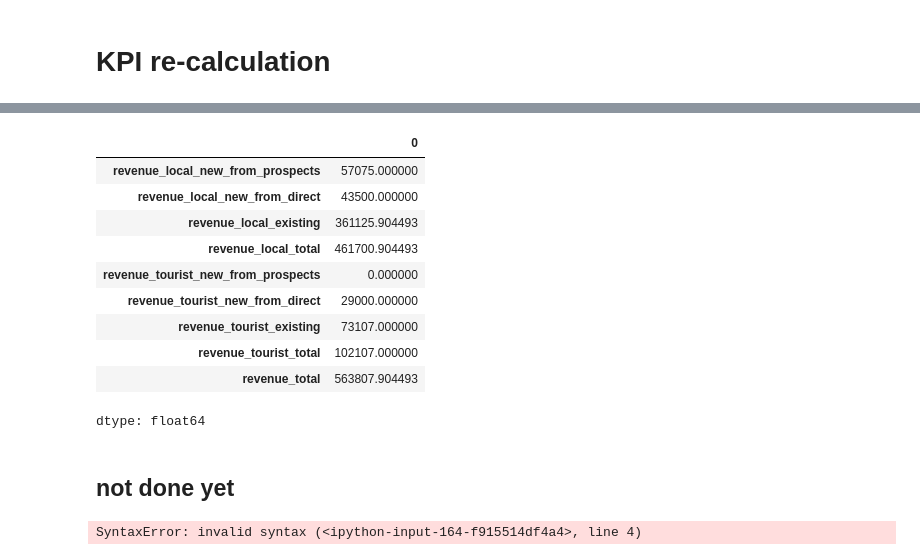
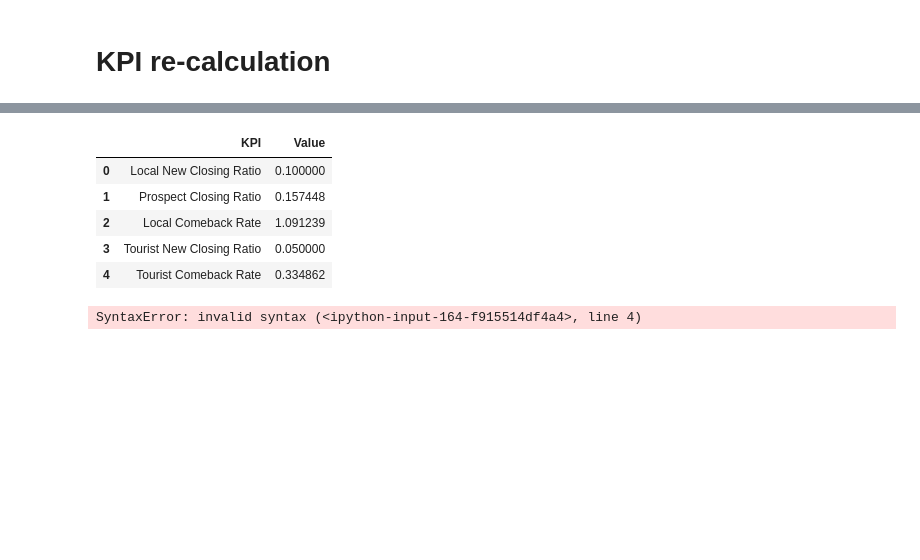
Before and after one commit to slunara/corporateProject, a Jupyter notebook: simulation.ipynb, the cells around one changed output, grey strips where cells are left out. Cells and saved outputs as stored; diff of their text form; code cells hidden in the pictures; blank space fills up the shorter version.

```diff
--- a/simulation.ipynb
+++ b/simulation.ipynb
@@ -349,19 +353,60 @@ new_total_revenue_sum=new_total_revenue_df.sum()
-# %%
-new_total_revenue_sum
-# %% [output]
-|  | 0 |
-| revenue_local_new_from_prospects | 57075.000000 |
-| revenue_local_new_from_direct | 43500.000000 |
-| revenue_local_existing | 361125.904493 |
-| revenue_local_total | 461700.904493 |
-| revenue_tourist_new_from_prospects | 0.000000 |
-| revenue_tourist_new_from_direct | 29000.000000 |
-| revenue_tourist_existing | 73107.000000 |
-| revenue_tourist_total | 102107.000000 |
-| revenue_total | 563807.904493 |
-dtype: float64
-# %% [markdown]
-## not done yet
+# %%
+import pandas as pd
+
+def compute_kpi(traffic, existing_local_customers, existing_tourist_customers, total_revenue_df, local_customer_forecast_df, tourist_customer_forecast_df):
+    """
+    Computes key performance indicators (KPIs) based on the given data.
+
+    Parameters:
+    - traffic (array): Array containing traffic data per month.
+    - existing_local_customers (int): The number of existing local customers before the forecast.
+    - existing_tourist_customers (int): The number of existing tourist customers before the forecast.
+    - total_revenue_df (DataFrame): DataFrame containing revenue calculations.
+    - local_customer_forecast_df (DataFrame): DataFrame containing local customer forecasts.
+    - tourist_customer_forecast_df (DataFrame): DataFrame containing tourist customer forecasts.
+
+    Returns:
+    - kpi_df (DataFrame): DataFrame containing the computed KPI values.
+    """
+
+    # Compute local new closing ratio (new direct customers / total traffic)
+    local_new_closing_ratio = local_customer_forecast_df['new_customers_direct'].sum() / traffic.sum()
+
+    # Compute prospect closing ratio (new customers from prospects / total traffic)
+    prospect_closing_ratio = local_customer_forecast_df['new_customers_from_prospects'].sum() / traffic.sum()
+
+    # Compute local comeback rate (existing revenue / (existing customers + new direct customers))
+    local_come_back = local_customer_forecast_df['total_existing_customers'].sum() / (
+        existing_local_customers + local_customer_forecast_df['new_customers_direct'].sum()
+    )
+
+    # Compute tourist new closing ratio (new direct tourist customers / total traffic)
+    tourist_new_closing_ratio = tourist_customer_forecast_df['new_customers_direct'].sum() / traffic.sum()
+
+    # Compute tourist comeback rate (existing tourist customers / (previous existing tourists + new direct tourists))
+    tourist_come_back = tourist_customer_forecast_df['total_existing_customers'].sum() / (
+        existing_tourist_customers + tourist_customer_forecast_df['new_customers_direct'].sum()
+    )
+
+    # Create a DataFrame to store KPIs
+    kpi_df = pd.DataFrame({
+        "KPI": ["Local New Closing Ratio", "Prospect Closing Ratio", "Local Comeback Rate", "Tourist New Closing Ratio", "Tourist Comeback Rate"],
+        "Value": [local_new_closing_ratio, prospect_closing_ratio, local_come_back, tourist_new_closing_ratio, tourist_come_back]
+    })
+
+    return kpi_df
+
+# Example usage
+kpi_results = compute_kpi(traffic, existing_local_customers, existing_tourist_customers, new_total_revenue_df, local_customer_forecast_df, tourist_customer_forecast_df)
+
+kpi_results
+# %% [output]
+|  | KPI | Value |
+| 0 | Local New Closing Ratio | 0.100000 |
+| 1 | Prospect Closing Ratio | 0.157448 |
+| 2 | Local Comeback Rate | 1.091239 |
+| 3 | Tourist New Closing Ratio | 0.050000 |
+| 4 | Tourist Comeback Rate | 0.334862 |
 # %%
 def compute_kpi(local_new_direct,traffic,local_new_from_prospects,local_existing,existing_local_customers,tourist_new_direct,tourist_existing,existing_tourist_customers):
     local_new_closing_ratio=local_new_direct.sum().values[0]/traffic.sum()
```
Also changed, not shown: parts of 6 cells of this notebook.
